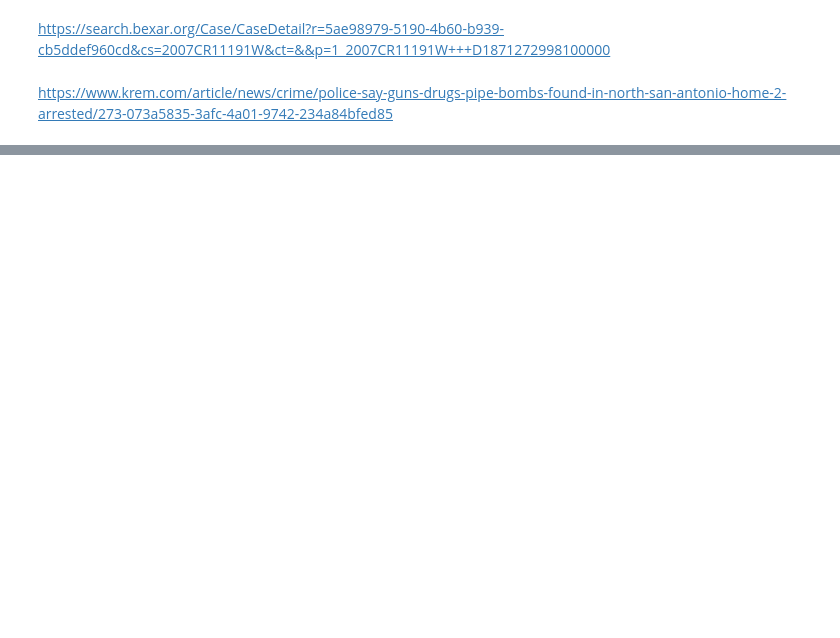
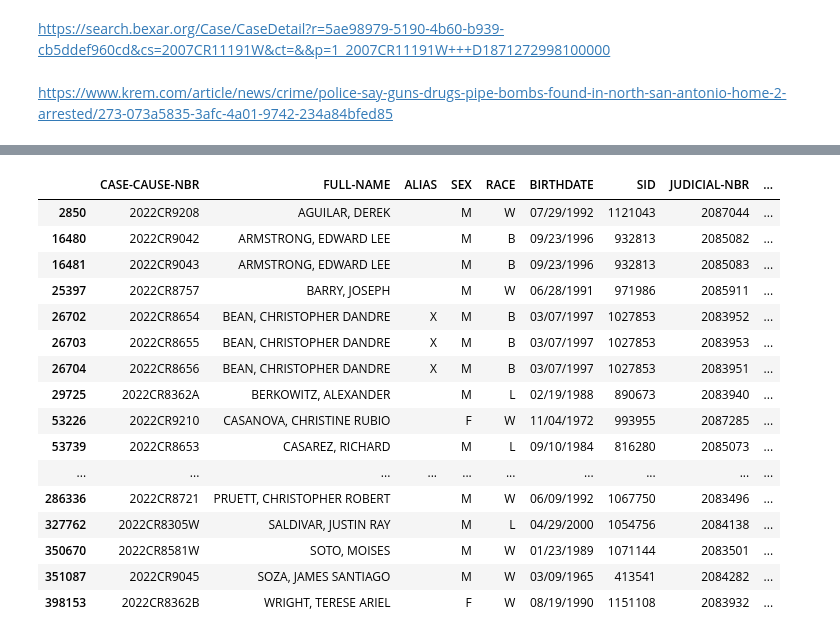
Before and after one commit to ldhagen/Bexar_Records, a Jupyter notebook: Bexar_Records_First_Work.ipynb, the cells around one changed output, grey strips where cells are left out. Saved outputs shown, nothing was run; the diff lists cells and outputs as text; code cells hidden in the pictures; blank space fills up the shorter version.

```diff
--- a/Bexar_Records_First_Work.ipynb
+++ b/Bexar_Records_First_Work.ipynb
@@ -53,5 +35,6 @@ dir()
 # %%
 pd.set_option('display.max_rows', None)
+pd.set_option('display.max_columns', None)
 # %%
 combined_list = [Bexar_Criminal_AB_df, Bexar_Criminal_C_df, Bexar_Criminal_DF_df, Bexar_Criminal_G_df, Bexar_Criminal_HK_df, Bexar_Criminal_L_df, Bexar_Criminal_M_df, Bexar_Criminal_NQ_df, Bexar_Criminal_R_df, Bexar_Criminal_S_df, Bexar_Criminal_TV_df,  Bexar_Criminal_WZ_df]
 # %%
@@ -197,0 +70,20 @@ combined_df[(combined_df['FULL-NAME'].str.contains('CORINA') & combined_df['FULL
+# %%
+combined_df[combined_df['OFFENSE-DATE_dt'] > '08.01.2022']
+# %% [output]
+|  | CASE-CAUSE-NBR | FULL-NAME | ALIAS | SEX | RACE | BIRTHDATE | SID | JUDICIAL-NBR | ... |
+| 2850 | 2022CR9208 | AGUILAR, DEREK |  | M | W | 07/29/1992 | 1121043 | 2087044 | ... |
+| 16480 | 2022CR9042 | ARMSTRONG, EDWARD LEE |  | M | B | 09/23/1996 | 932813 | 2085082 | ... |
+| 16481 | 2022CR9043 | ARMSTRONG, EDWARD LEE |  | M | B | 09/23/1996 | 932813 | 2085083 | ... |
+| 25397 | 2022CR8757 | BARRY, JOSEPH |  | M | W | 06/28/1991 | 971986 | 2085911 | ... |
+| 26702 | 2022CR8654 | BEAN, CHRISTOPHER DANDRE | X | M | B | 03/07/1997 | 1027853 | 2083952 | ... |
+| 26703 | 2022CR8655 | BEAN, CHRISTOPHER DANDRE | X | M | B | 03/07/1997 | 1027853 | 2083953 | ... |
+| 26704 | 2022CR8656 | BEAN, CHRISTOPHER DANDRE | X | M | B | 03/07/1997 | 1027853 | 2083951 | ... |
+| 29725 | 2022CR8362A | BERKOWITZ, ALEXANDER |  | M | L | 02/19/1988 | 890673 | 2083940 | ... |
+| 53226 | 2022CR9210 | CASANOVA, CHRISTINE RUBIO |  | F | W | 11/04/1972 | 993955 | 2087285 | ... |
+| 53739 | 2022CR8653 | CASAREZ, RICHARD |  | M | L | 09/10/1984 | 816280 | 2085073 | ... |
+| ... | ... | ... | ... | ... | ... | ... | ... | ... | ... |
+| 286336 | 2022CR8721 | PRUETT, CHRISTOPHER ROBERT |  | M | W | 06/09/1992 | 1067750 | 2083496 | ... |
+| 327762 | 2022CR8305W | SALDIVAR, JUSTIN RAY |  | M | L | 04/29/2000 | 1054756 | 2084138 | ... |
+| 350670 | 2022CR8581W | SOTO, MOISES |  | M | W | 01/23/1989 | 1071144 | 2083501 | ... |
+| 351087 | 2022CR9045 | SOZA, JAMES SANTIAGO |  | M | W | 03/09/1965 | 413541 | 2084282 | ... |
+| 398153 | 2022CR8362B | WRIGHT, TERESE ARIEL |  | F | W | 08/19/1990 | 1151108 | 2083932 | ... |
```
Also changed, not shown: parts of 13 cells of this notebook, 3 other files.
